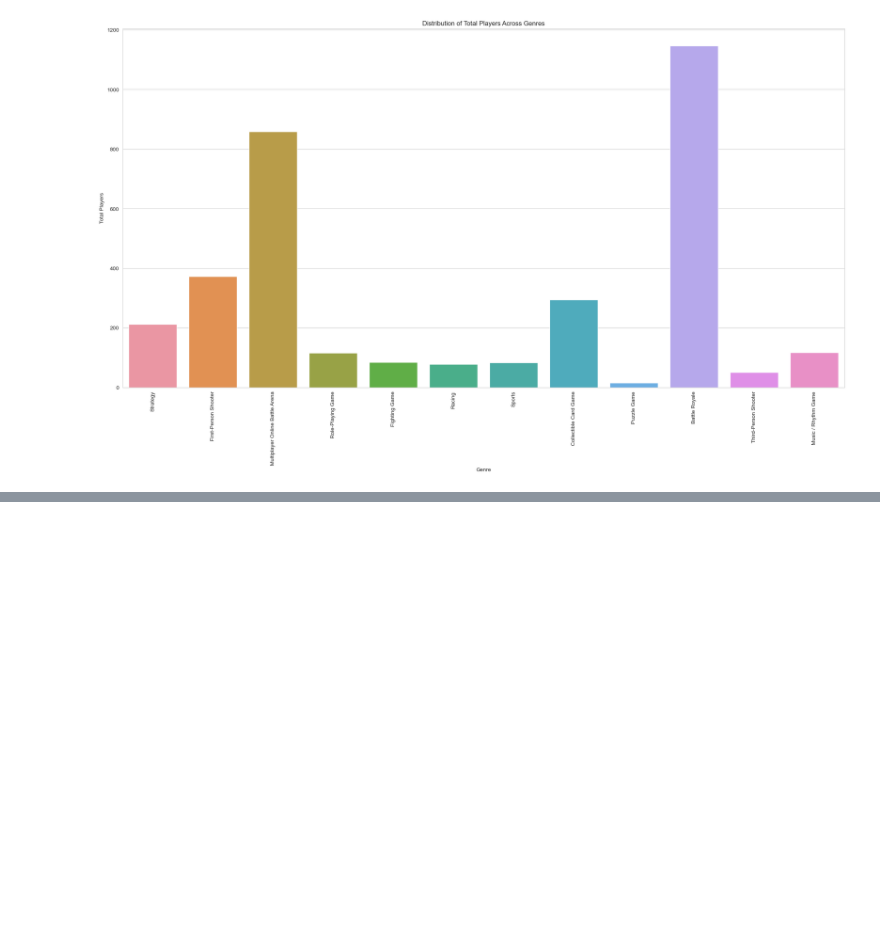
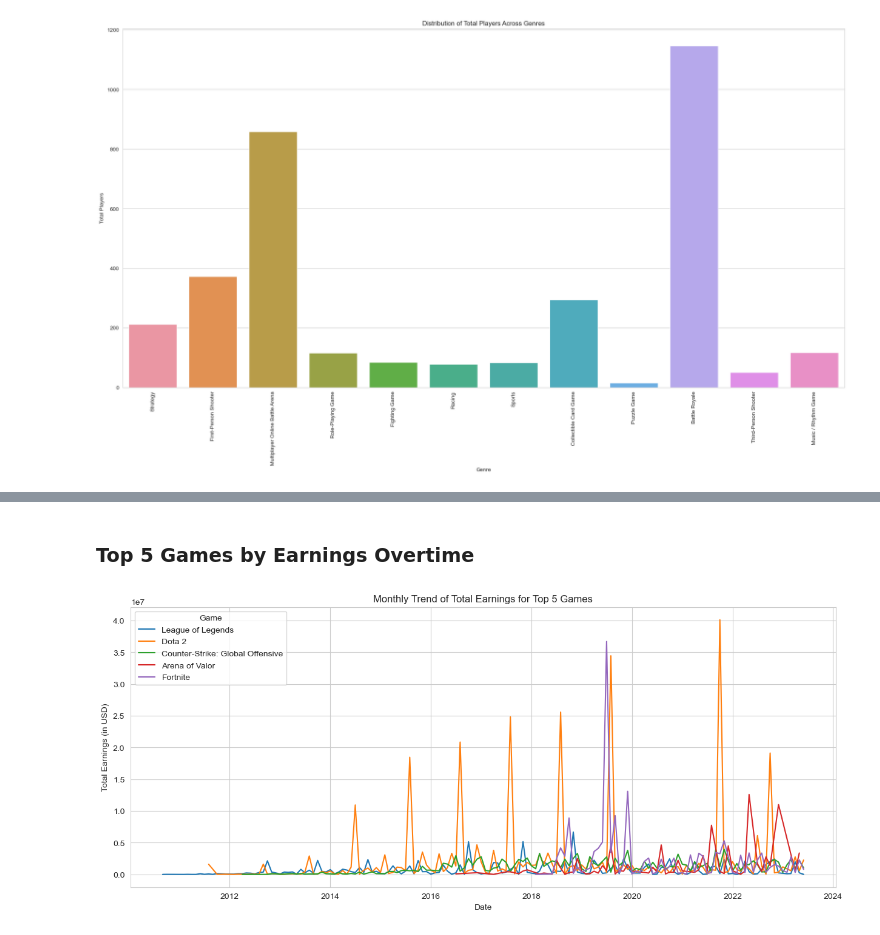
Before and after one commit to edwintyx/data-analysis-projects, a Jupyter notebook: eSports/Analysis/eSports Prize Analysis.ipynb, the cells around one changed output, grey strips where cells are left out. Cells and saved outputs as stored; diff of their text form; code cells hidden in the pictures; blank space fills up the shorter version.

```diff
--- a/eSports/Analysis/eSports Prize Analysis.ipynb
+++ b/eSports/Analysis/eSports Prize Analysis.ipynb
@@ -127,0 +202,19 @@ plt.show()
+# %% [markdown]
+### Top 5 Games by Earnings Overtime
+# %%
+top_5_games = historical_esport_data.groupby('Game')['Earnings'].sum().nlargest(5).index
+top_5_games_data = historical_esport_data[historical_esport_data['Game'].isin(top_5_games)]
+
+monthly_top_5_games_earnings = top_5_games_data.groupby([top_5_games_data['Date'].dt.to_period("M"), 'Game']).sum()['Earnings'].reset_index()
+monthly_top_5_games_earnings['Date'] = monthly_top_5_games_earnings['Date'].dt.to_timestamp()
+
+plt.figure(figsize=(15, 6))
+
+sns.lineplot(x='Date', y='Earnings', hue='Game', data=monthly_top_5_games_earnings)
+plt.title('Monthly Trend of Total Earnings for Top 5 Games')
+plt.ylabel('Total Earnings (in USD)')
+plt.xlabel('Date')
+plt.legend(title='Game')
+plt.show()
+# %% [output]
+[figure, added]
```
Also changed, not shown: parts of 25 cells of this notebook.
